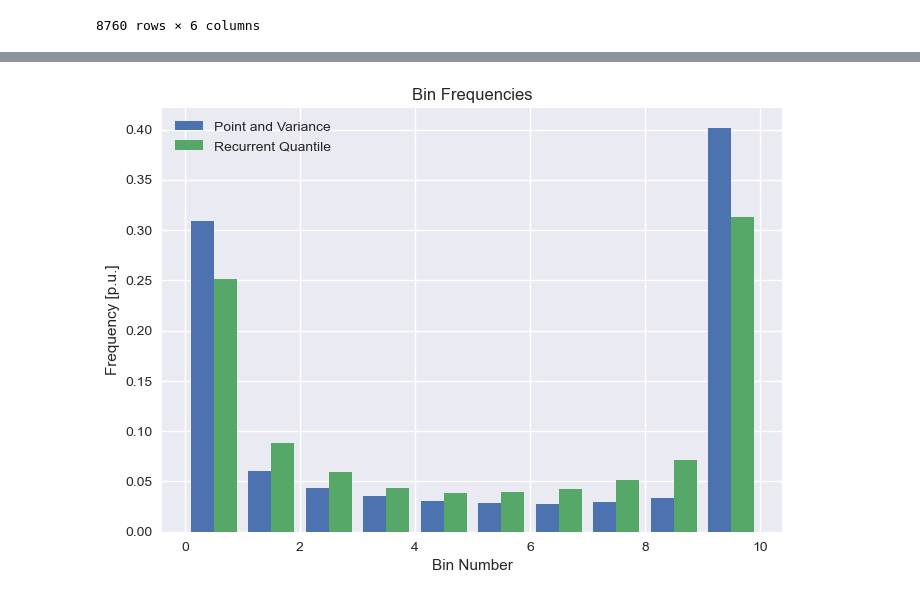
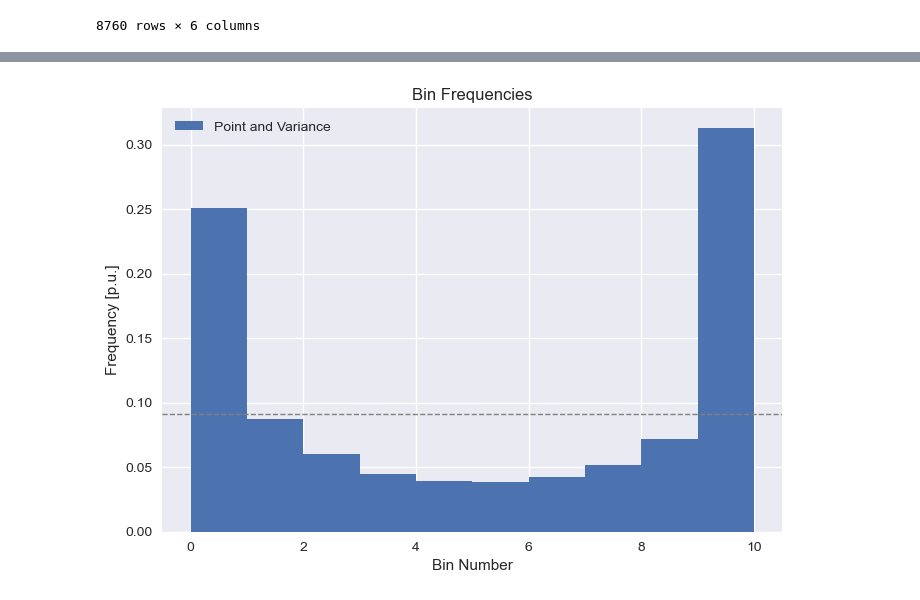
Before and after one commit to ujohn33/Predict-Optimize-Revise, a Jupyter notebook: notebooks/metrics_demo_bins.ipynb, the cells around one changed output, grey strips where cells are left out. Cells and saved outputs as stored; diff of their text form; code cells hidden in the pictures.

```diff
--- a/notebooks/metrics_demo_bins.ipynb
+++ b/notebooks/metrics_demo_bins.ipynb
@@ -77,20 +47,27 @@ for step in scens['time_step'].unique():
 # %%
 # plot bin frequencies in per unit for bins and bins_recur next to each other
-plt.hist([bins, bins_recur], density=True, linewidth=2, fill=True)
+plt.hist([bins_recur], density=True, linewidth=2, fill=True)
 
 # legend
-plt.legend(['Point and Variance', 'Recurrent Quantile'])
+plt.legend(['Point and Variance', 'Recurrent Quantile', 'Quantiles'])
 
 # make it pretty
 plt.title('Bin Frequencies')
 plt.xlabel('Bin Number')
 plt.ylabel('Frequency [p.u.]')
 
 # set style to b&w
 plt.style.use('seaborn')
 
+# mark the probability of the real value falling in the bin
+plt.axhline(y=1/11, color='grey', linestyle='--', linewidth=1)
+
+# illustrate the 95% intervals determined from making a binomial assumption on the observation falling in the bin
+# plt.axhline(y=1/11 + 0.05 * np.sqrt(1/11 * (1 - 1/11) / 11), color='grey', linestyle='--', linewidth=1)
+# plt.axhline(y=1/11 - 0.05 * np.sqrt(1/11 * (1 - 1/11) / 11), color='grey', linestyle='--', linewidth=1)
+
 # show the plot
 plt.show()
 # %% [output]
-[figure, old version]
+[figure, new version]
 # %%
```
Also changed, not shown: parts of 12 cells of this notebook, 39 other files.
